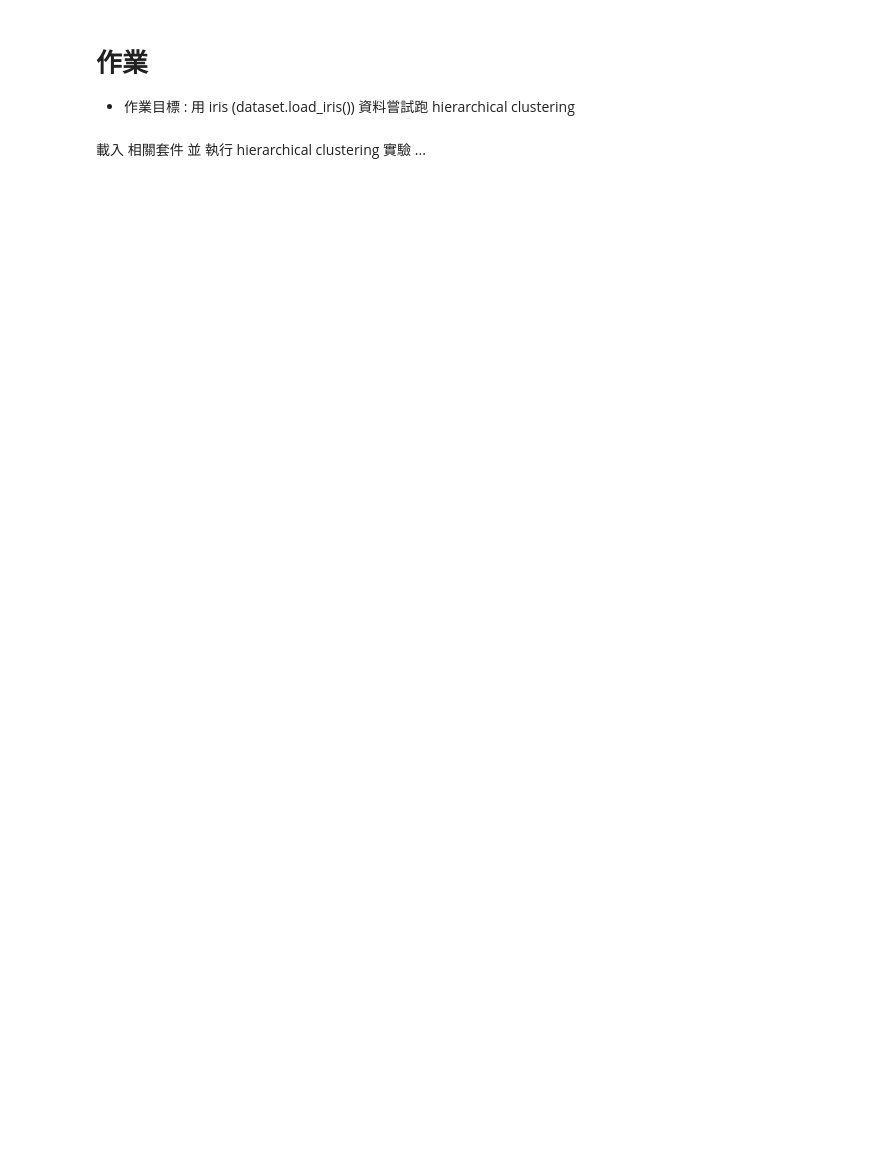
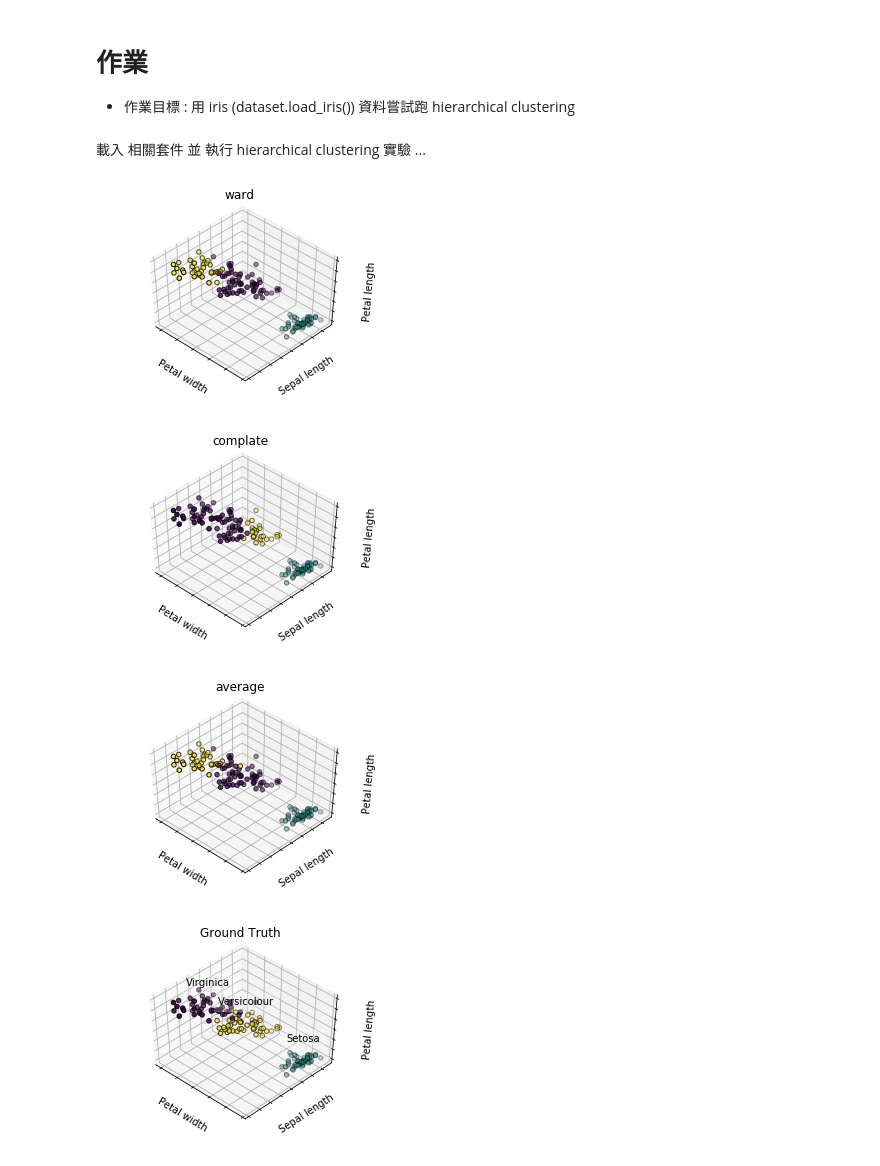
Before and after one commit to reyna168/ML100Days, a Jupyter notebook: Day_057_HW.ipynb, the cells around one changed output. Drawn from its saved outputs; the diff is of its cells as text; code cells hidden in the pictures; blank space fills up the shorter version.

```diff
--- a/Day_057_HW.ipynb
+++ b/Day_057_HW.ipynb
@@ -22,6 +22,10 @@ from sklearn import datasets
 np.random.seed(5)
 
 %matplotlib inline
+# %%
+estimators = [('hc_iris_ward', AgglomerativeClustering(n_clusters=3, linkage="ward")),
+              ('hc_iris_complete', AgglomerativeClustering(n_clusters=3, linkage="complete")),
+              ('hc_iris_average', AgglomerativeClustering(n_clusters=3, linkage="average"))]
 # %%
 fignum = 1
 titles = ['ward', 'complate', 'average']
@@ -35,35 +39,44 @@ for name, est in estimators:
     labels = est.labels_
 
     ax.scatter(X[:, 3], X[:, 0], X[:, 2],
                c=labels.astype(np.float), edgecolor='k')
 
     ax.w_xaxis.set_ticklabels([])
     ax.w_yaxis.set_ticklabels([])
     ax.w_zaxis.set_ticklabels([])
+    ax.set_xlabel('Petal width')
+    ax.set_ylabel('Sepal length')
+    ax.set_zlabel('Petal length')
     ax.set_title(titles[fignum - 1])
     ax.dist = 12
     fignum = fignum + 1
 
 # Plot the ground truth
 fig = plt.figure(fignum, figsize=(4, 3))
 ax = Axes3D(fig, rect=[0, 0, .95, 1], elev=48, azim=134)
 
-for name, label in [('cls0', 0),
-                    ('cls1', 1),
-                    ('cls2', 2)]:
+for name, label in [('Setosa', 0),
+                    ('Versicolour', 1),
+                    ('Virginica', 2)]:
     ax.text3D(X[y == label, 3].mean(),
               X[y == label, 0].mean(),
               X[y == label, 2].mean() + 2, name,
               horizontalalignment='center',
               bbox=dict(alpha=.2, edgecolor='w', facecolor='w'))
 # Reorder the labels to have colors matching the cluster results
 y = np.choose(y, [1, 2, 0]).astype(np.float)
 ax.scatter(X[:, 3], X[:, 0], X[:, 2], c=y, edgecolor='k')
 
 ax.w_xaxis.set_ticklabels([])
 ax.w_yaxis.set_ticklabels([])
 ax.w_zaxis.set_ticklabels([])
+ax.set_xlabel('Petal width')
+ax.set_ylabel('Sepal length')
+ax.set_zlabel('Petal length')
 ax.set_title('Ground Truth')
 ax.dist = 12
-
-#fig.show()
+# %% [output]
+[figure, added]
+[figure, added]
+[figure, added]
+[figure, added]
```
